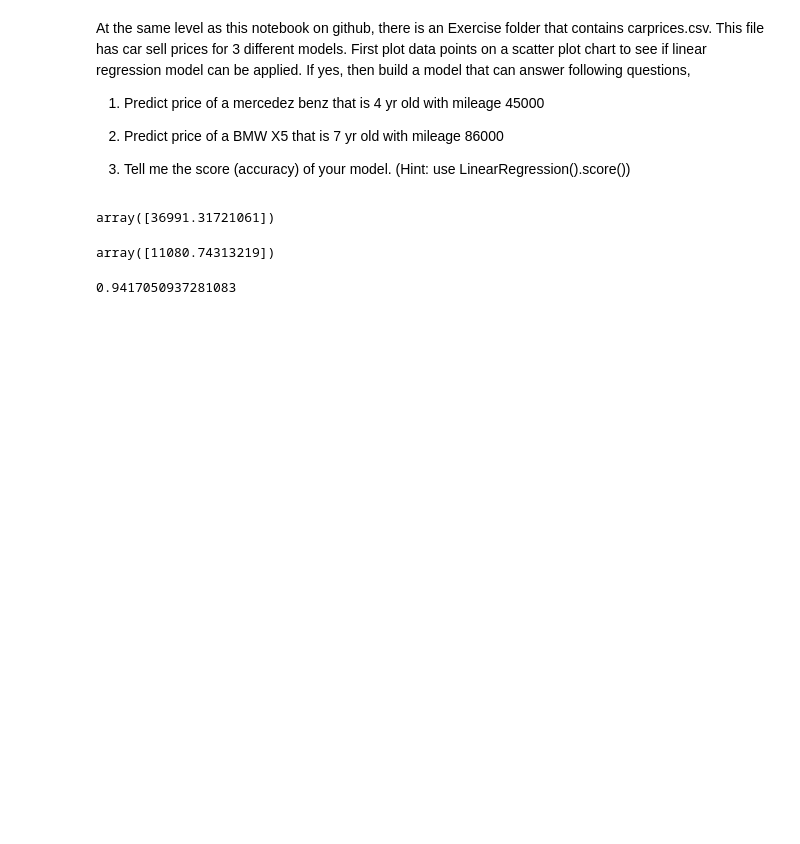
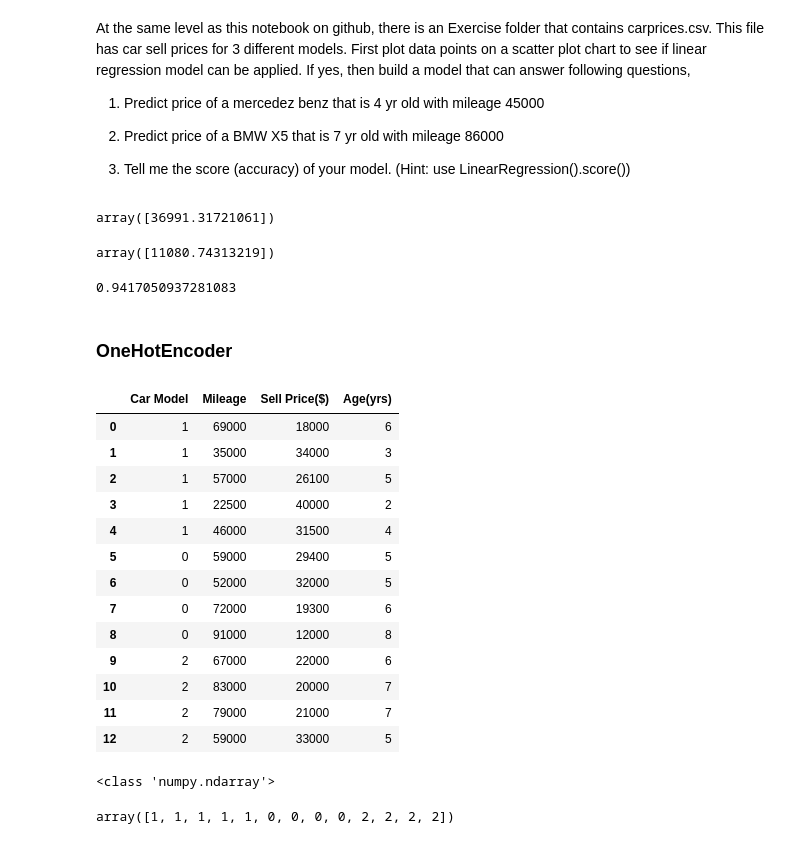
Before and after one commit to pb319/Stat_ML-Learning, a Jupyter notebook: Exercise5/workbook.ipynb, the cells around one changed output. Saved outputs shown, nothing was run; the diff lists cells and outputs as text; code cells hidden in the pictures; blank space fills up the shorter version.

```diff
--- a/Exercise5/workbook.ipynb
+++ b/Exercise5/workbook.ipynb
@@ -86,3 +81,35 @@ array([11080.74313219])
 reg.score(X,y)
 # %% [output]
 0.9417050937281083
+# %% [markdown]
+### OneHotEncoder
+# %%
+from sklearn.preprocessing import LabelEncoder
+leben = LabelEncoder()
+df1 = df
+df1['Car Model']= leben.fit_transform(df1['Car Model'])
+df1
+# %% [output]
+|  | Car Model | Mileage | Sell Price($) | Age(yrs) |
+| 0 | 1 | 69000 | 18000 | 6 |
+| 1 | 1 | 35000 | 34000 | 3 |
+| 2 | 1 | 57000 | 26100 | 5 |
+| 3 | 1 | 22500 | 40000 | 2 |
+| 4 | 1 | 46000 | 31500 | 4 |
+| 5 | 0 | 59000 | 29400 | 5 |
+| 6 | 0 | 52000 | 32000 | 5 |
+| 7 | 0 | 72000 | 19300 | 6 |
+| 8 | 0 | 91000 | 12000 | 8 |
+| 9 | 2 | 67000 | 22000 | 6 |
+| 10 | 2 | 83000 | 20000 | 7 |
+| 11 | 2 | 79000 | 21000 | 7 |
+| 12 | 2 | 59000 | 33000 | 5 |
+# %%
+# df.values converts dataframes into <numpy.ndarray> object
+X1 = df1.drop("Sell Price($)",axis="columns").values
+print(type(X1))
+y1 = df["Sell Price($)"]
+X1[:,0]
+# %% [output]
+<class 'numpy.ndarray'>
+array([1, 1, 1, 1, 1, 0, 0, 0, 0, 2, 2, 2, 2])
```
Also changed, not shown: parts of 8 cells of this notebook.
